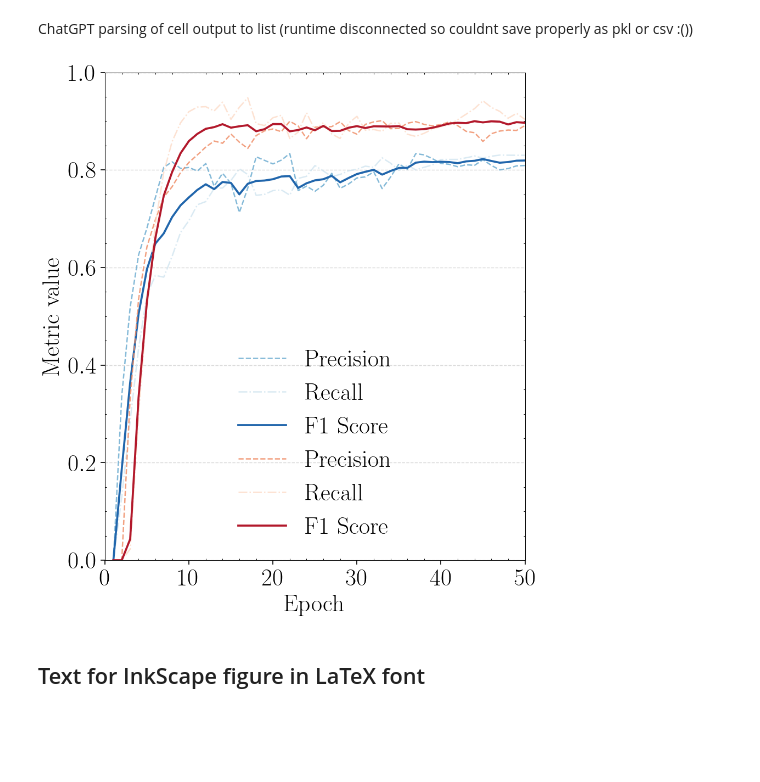
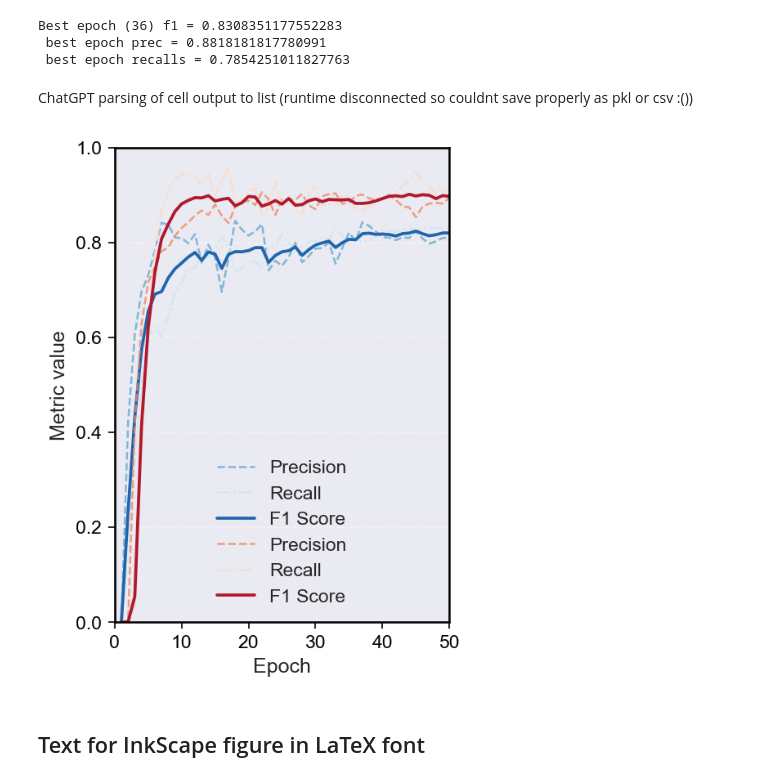
Before and after one commit to willhcm/scd-detection, a Jupyter notebook: code/notebooks/plots/model_metrics.ipynb, the cells around one changed output. Cells and saved outputs as stored; diff of their text form; code cells hidden in the pictures; blank space fills up the shorter version.

```diff
--- a/code/notebooks/plots/model_metrics.ipynb
+++ b/code/notebooks/plots/model_metrics.ipynb
@@ -6,7 +6,8 @@ import scienceplots
 import pandas as pd
 import numpy as np
 
-plt.style.use('science')
+plt.rcParams["font.family"] = "Arial"
+sns.set_theme(style="darkgrid")
 # %%
 path = '../../../data/results/MaskRCNNFinal.pkl'
 
@@ -19,6 +20,13 @@ precisions = data['precisions']
 recalls = data['recalls']
 n_epochs = len(f1s)
 epochs = np.arange(1, 51, 1)
+# %%
+idx = np.argmax(f1s)
+print(f'Best epoch ({idx}) f1 = {f1s[idx]} \n best epoch prec = {precisions[idx]} \n best epoch recalls = {recalls[idx]}')
+# %% [output]
+Best epoch (36) f1 = 0.8308351177552283
+ best epoch prec = 0.8818181817780991
+ best epoch recalls = 0.7854251011827763
 # %% [markdown]
 ChatGPT parsing of cell output to list (runtime disconnected so couldnt save properly as pkl or csv :())
 # %%
@@ -77,13 +85,13 @@ learning_curve_data = [
 
 learning_curve_df = pd.DataFrame(learning_curve_data)
 # %%
-smoothed_f1 = pd.Series(f1s).ewm(span=4, adjust=False).mean()
-smoothed_p = pd.Series(precisions).ewm(span=4, adjust=False).mean()
-smoothed_r = pd.Series(recalls).ewm(span=4, adjust=False).mean()
+smoothed_f1 = pd.Series(f1s).ewm(span=3, adjust=False).mean()
+smoothed_p = pd.Series(precisions).ewm(span=3, adjust=False).mean()
+smoothed_r = pd.Series(recalls).ewm(span=3, adjust=False).mean()
 
-smoothed_vf1 = pd.Series(learning_curve_df["F1 Score"]).ewm(span=4, adjust=False).mean()
-smoothed_vp = pd.Series(learning_curve_df["Precision"]).ewm(span=4, adjust=False).mean()
-smoothed_vr = pd.Series(learning_curve_df["Recall"]).ewm(span=4, adjust=False).mean()
+smoothed_vf1 = pd.Series(learning_curve_df["F1 Score"]).ewm(span=3, adjust=False).mean()
+smoothed_vp = pd.Series(learning_curve_df["Precision"]).ewm(span=3, adjust=False).mean()
+smoothed_vr = pd.Series(learning_curve_df["Recall"]).ewm(span=3, adjust=False).mean()
 # %%
 palette = {
     "f1": {
@@ -125,9 +133,9 @@ palette = {
     },
 }
 
-TICK_FS = 21
+TICK_FS = 11
 # maskRCNN
-fig, ax = plt.subplots(figsize=(6.3, 7), dpi=150)
+fig, ax = plt.subplots(figsize=(3.7, 4.73), dpi=150)
 
 ax.plot(epochs, smoothed_p, label="Precision", **palette["precision"])
 
@@ -164,36 +172,36 @@ ax.legend(
 
 ax.tick_params(
     axis="both",
     which="major",
     direction="out",
     bottom=True,
     left=True,
     top=False,
     right=False,
     length=4,
     width=0.8,
     color="black",
     labelcolor="black",
     labelsize=TICK_FS
 )
 
 ax.spines["bottom"].set_visible(True)
 ax.spines["left"].set_visible(True)
 ax.spines["bottom"].set_color("black")
 ax.spines["left"].set_color("black")
 ax.spines["top"].set_visible(True)
 ax.spines["right"].set_visible(True)
 ax.spines["top"].set_color("black")
 ax.spines["right"].set_color("black")
 
-ax.set_xlabel("Epoch", fontsize=21)
-ax.set_ylabel("Metric value", fontsize=21)
+ax.set_xlabel("Epoch", fontsize=12)
+ax.set_ylabel("Metric value", fontsize=12)
 
 fig.tight_layout()
 
 plt.savefig('NonCVResults.svg', dpi=400)
 # %% [output]
-[figure, old version]
+[figure, new version]
 # %% [markdown]
 ## Text for InkScape figure in LaTeX font
 # %%
```
Also changed, not shown: parts of 13 cells of this notebook, 9 other files.
